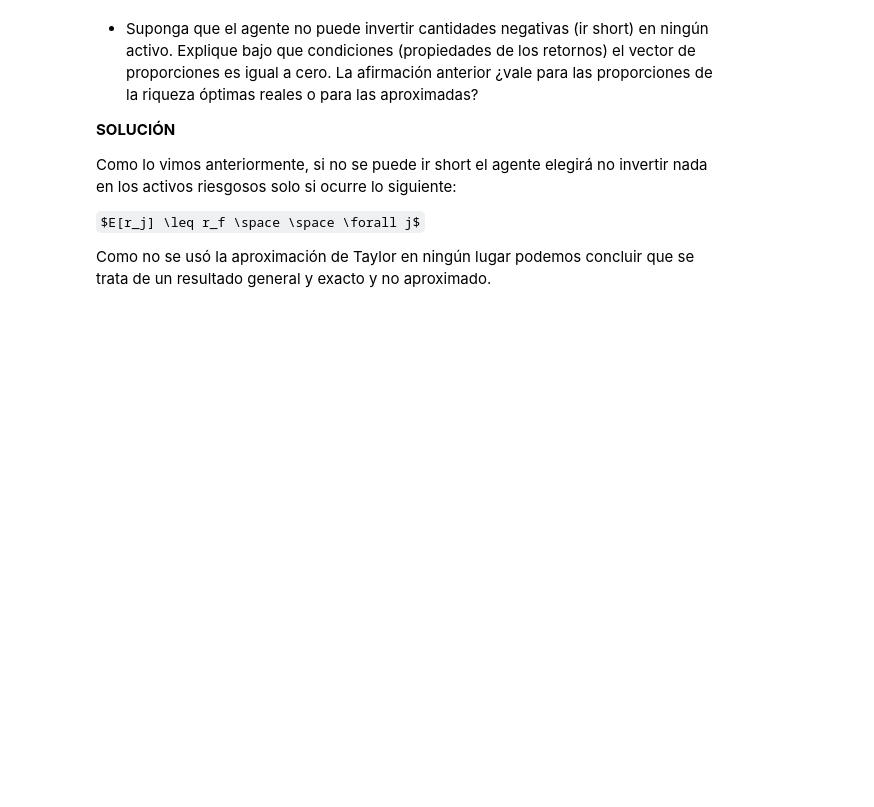
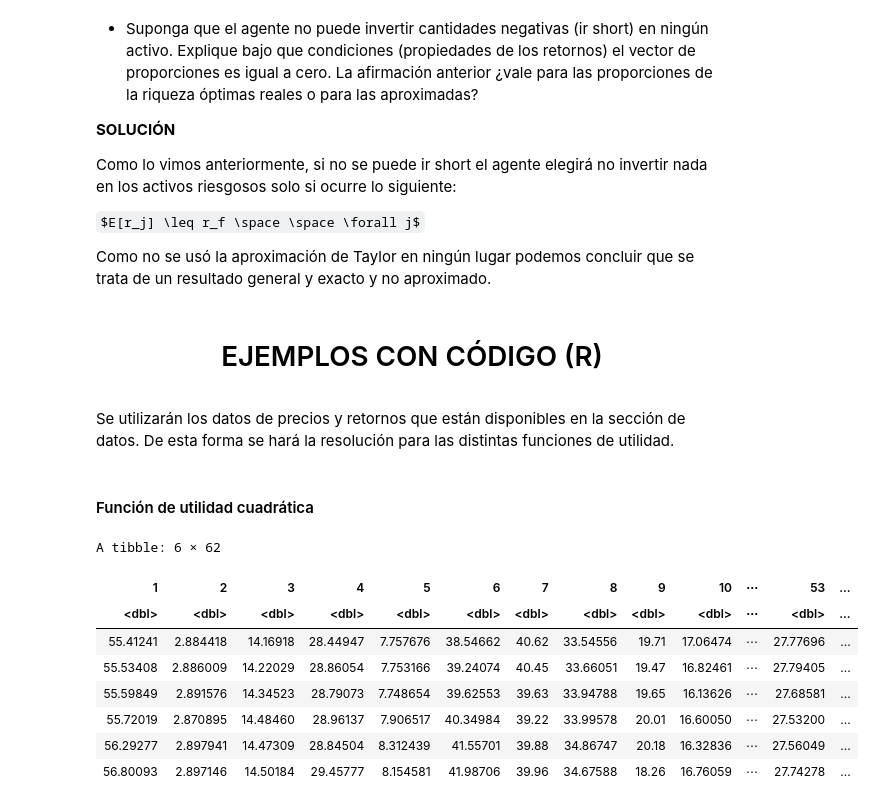
Before and after one commit to CreamBBQ/Finanzas, a Jupyter notebook: 2_decision_de_portafolio.ipynb, the cells around one changed output. Saved outputs shown, nothing was run; the diff lists cells and outputs as text; code cells hidden in the pictures; some formulas as TeX source; blank space fills up the shorter version.

```diff
--- a/2_decision_de_portafolio.ipynb
+++ b/2_decision_de_portafolio.ipynb
@@ -282,3 +284,29 @@ Como lo vimos anteriormente, si no se puede ir short el agente elegirá no inver
 $E[r_j] \leq r_f \space \space \forall j$
 
 Como no se usó la aproximación de Taylor en ningún lugar podemos concluir que se trata de un resultado general y exacto y no aproximado.
+# %% [markdown]
+<center> <h1> EJEMPLOS CON CÓDIGO (R) </h1> </center>
+# %% [markdown]
+Se utilizarán los datos de precios y retornos que están disponibles en la sección de datos. De esta forma se hará la resolución para las distintas funciones de utilidad.
+# %% [markdown]
+#### Función de utilidad cuadrática
+# %%
+rm(list = ls())
+setwd("/home/creambbq/facu/RIF/Datos")
+library(tidyverse)
+library("readxl")
+prices <- read_excel(path = "Precios2.xlsx",
+sheet = "Sheet1",
+col_names = as.character(seq(1,62)))
+prices <- prices[1:1000, ]
+head(prices)
+# %% [output]
+A tibble: 6 × 62
+| 1 | 2 | 3 | 4 | 5 | 6 | 7 | 8 | 9 | 10 | ⋯ | 53 | ... |
+| <dbl> | <dbl> | <dbl> | <dbl> | <dbl> | <dbl> | <dbl> | <dbl> | <dbl> | <dbl> | ⋯ | <dbl> | ... |
+| 55.41241 | 2.884418 | 14.16918 | 28.44947 | 7.757676 | 38.54662 | 40.62 | 33.54556 | 19.71 | 17.06474 | ⋯ | 27.77696 | ... |
+| 55.53408 | 2.886009 | 14.22029 | 28.86054 | 7.753166 | 39.24074 | 40.45 | 33.66051 | 19.47 | 16.82461 | ⋯ | 27.79405 | ... |
+| 55.59849 | 2.891576 | 14.34523 | 28.79073 | 7.748654 | 39.62553 | 39.63 | 33.94788 | 19.65 | 16.13626 | ⋯ | 27.68581 | ... |
+| 55.72019 | 2.870895 | 14.48460 | 28.96137 | 7.906517 | 40.34984 | 39.22 | 33.99578 | 20.01 | 16.60050 | ⋯ | 27.53200 | ... |
+| 56.29277 | 2.897941 | 14.47309 | 28.84504 | 8.312439 | 41.55701 | 39.88 | 34.86747 | 20.18 | 16.32836 | ⋯ | 27.56049 | ... |
+| 56.80093 | 2.897146 | 14.50184 | 29.45777 | 8.154581 | 41.98706 | 39.96 | 34.67588 | 18.26 | 16.76059 | ⋯ | 27.74278 | ... |
```
Also changed, not shown: parts of 9 cells of this notebook, 4 other files.
